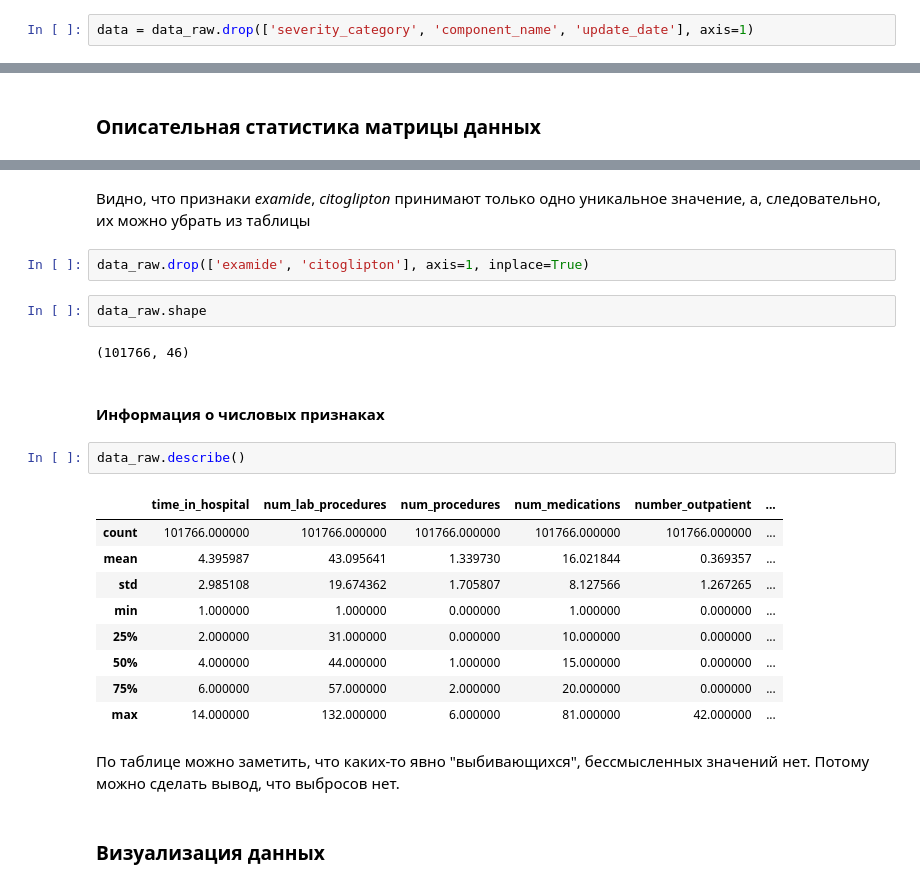
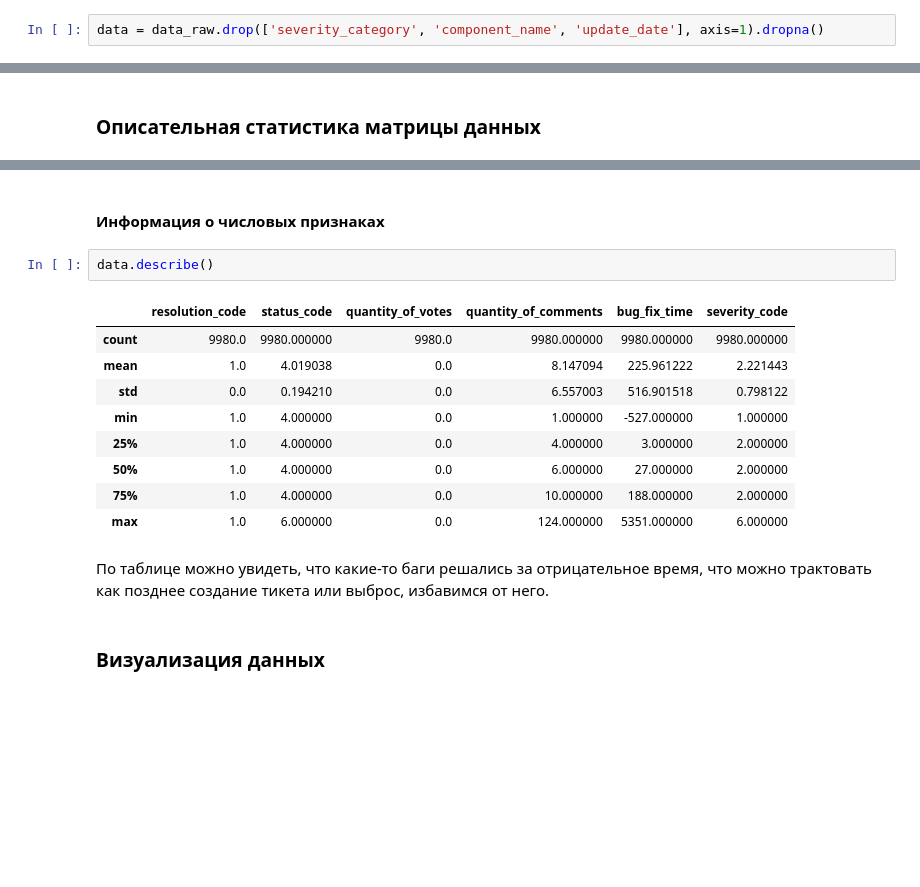
Before and after one commit to Sandro295/Masters-ML, a Jupyter notebook: homework-1.ipynb, the cells around one changed output, grey strips where cells are left out. Cells and saved outputs as stored; diff of their text form; blank space fills up the shorter version.

```diff
--- a/homework-1.ipynb
+++ b/homework-1.ipynb
@@ -130,5 +157,5 @@ __update_date__ и __resolution_date__ как правило одинаковы.
 # %%
-data = data_raw.drop(['severity_category', 'component_name', 'update_date'], axis=1)
+data = data_raw.drop(['severity_category', 'component_name', 'update_date'], axis=1).dropna()
 # %%
 data_raw.describe(include=['category'])
 # %% [output]
@@ -209,27 +188,19 @@ data_raw.describe(include=['category']).T
-# %% [markdown]
-Видно, что признаки _examide_, _citoglipton_ принимают только одно уникальное значение, а, следовательно, их можно убрать из таблицы
-# %%
-data_raw.drop(['examide', 'citoglipton'], axis=1, inplace=True)
-# %%
-data_raw.shape
-# %% [output]
-(101766, 46)
 # %% [markdown]
 #### Информация о числовых признаках
 # %%
-data_raw.describe()
+data.describe()
 # %% [output]
-|  | time_in_hospital | num_lab_procedures | num_procedures | num_medications | number_outpatient | ... |
-| count | 101766.000000 | 101766.000000 | 101766.000000 | 101766.000000 | 101766.000000 | ... |
-| mean | 4.395987 | 43.095641 | 1.339730 | 16.021844 | 0.369357 | ... |
-| std | 2.985108 | 19.674362 | 1.705807 | 8.127566 | 1.267265 | ... |
-| min | 1.000000 | 1.000000 | 0.000000 | 1.000000 | 0.000000 | ... |
-| 25% | 2.000000 | 31.000000 | 0.000000 | 10.000000 | 0.000000 | ... |
-| 50% | 4.000000 | 44.000000 | 1.000000 | 15.000000 | 0.000000 | ... |
-| 75% | 6.000000 | 57.000000 | 2.000000 | 20.000000 | 0.000000 | ... |
-| max | 14.000000 | 132.000000 | 6.000000 | 81.000000 | 42.000000 | ... |
+|  | resolution_code | status_code | quantity_of_votes | quantity_of_comments | bug_fix_time | severity_code |
+| count | 9980.0 | 9980.000000 | 9980.0 | 9980.000000 | 9980.000000 | 9980.000000 |
+| mean | 1.0 | 4.019038 | 0.0 | 8.147094 | 225.961222 | 2.221443 |
+| std | 0.0 | 0.194210 | 0.0 | 6.557003 | 516.901518 | 0.798122 |
+| min | 1.0 | 4.000000 | 0.0 | 1.000000 | -527.000000 | 1.000000 |
+| 25% | 1.0 | 4.000000 | 0.0 | 4.000000 | 3.000000 | 2.000000 |
+| 50% | 1.0 | 4.000000 | 0.0 | 6.000000 | 27.000000 | 2.000000 |
+| 75% | 1.0 | 4.000000 | 0.0 | 10.000000 | 188.000000 | 2.000000 |
+| max | 1.0 | 6.000000 | 0.0 | 124.000000 | 5351.000000 | 6.000000 |
 # %% [markdown]
-По таблице можно заметить, что каких-то явно "выбивающихся", бессмысленных значений нет. Потому можно сделать вывод, что выбросов нет.
+По таблице можно увидеть, что какие-то баги решались за отрицательное время, что можно трактовать как позднее создание тикета или выброс, избавимся от него.
 # %% [markdown]
 ### Визуализация данных
 # %% [markdown]
```
Also changed, not shown: parts of 16 cells of this notebook.
